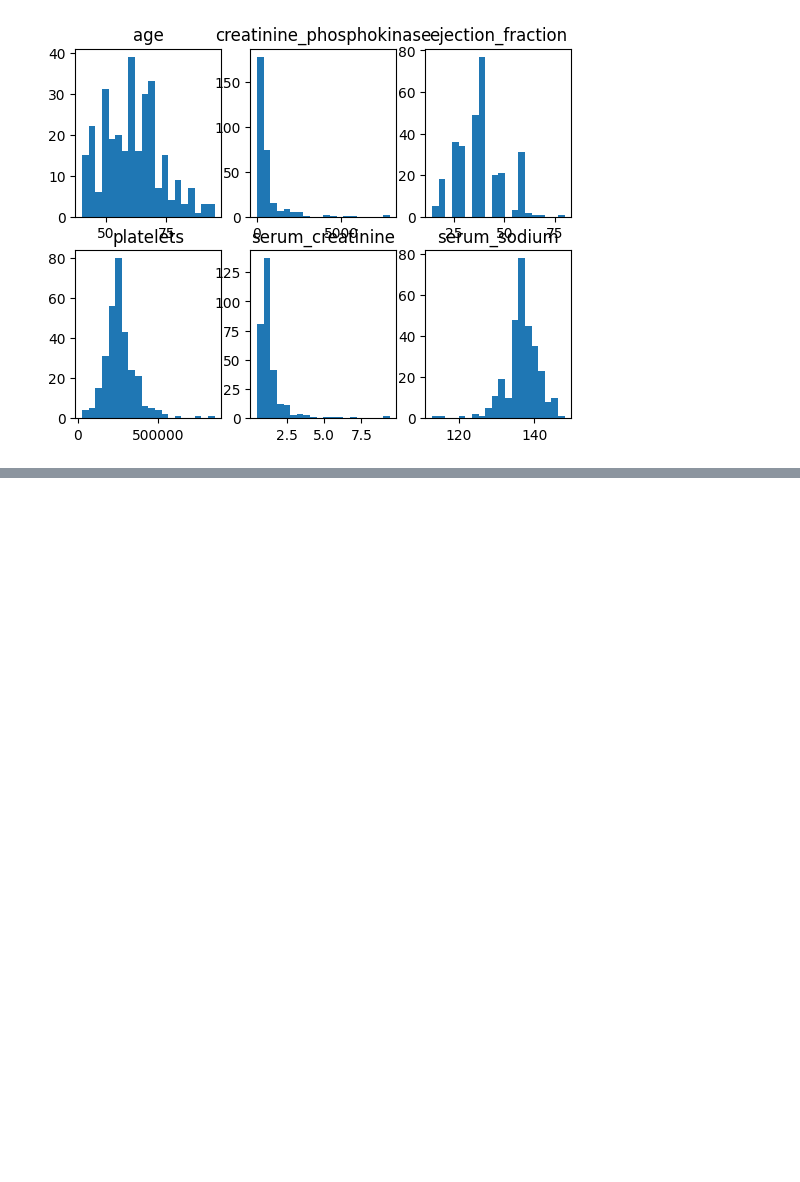
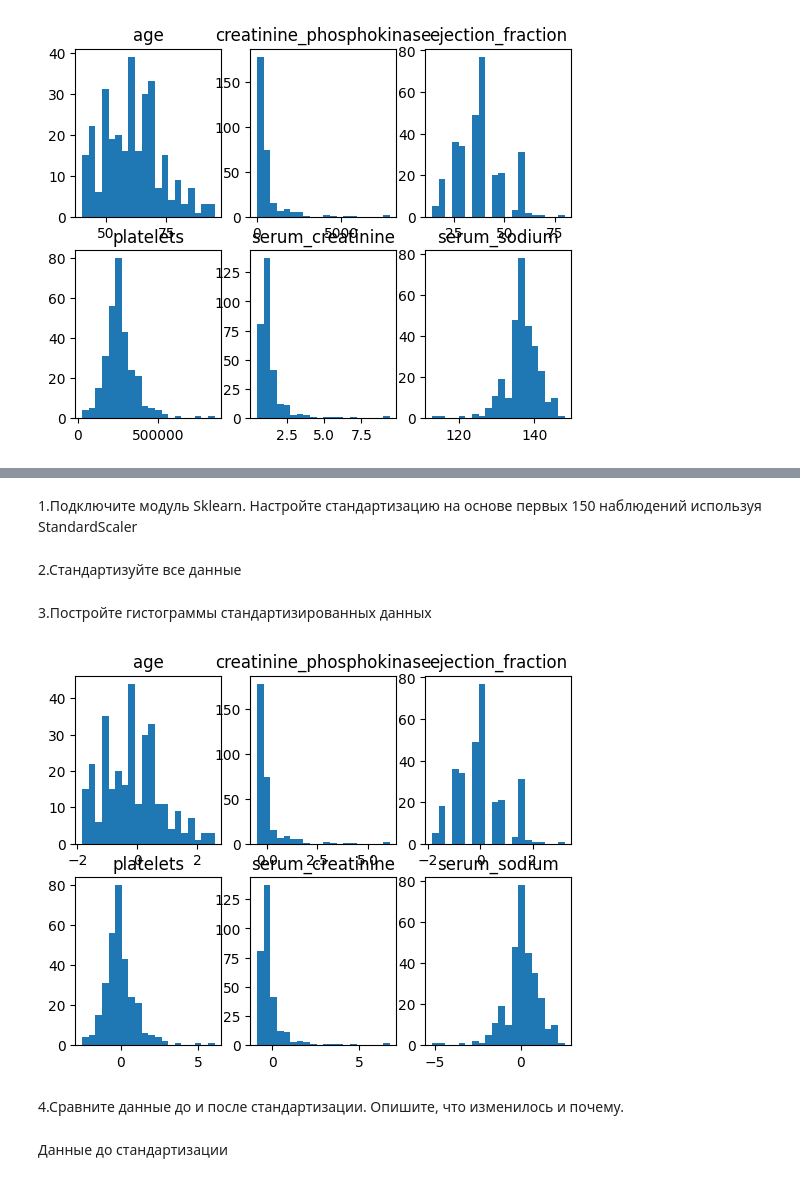
Before and after one commit to AlekseyS17/Labs, a Jupyter notebook: Lab1_Safrygin.ipynb, the cells around one changed output, grey strips where cells are left out. Cells and saved outputs as stored; diff of their text form; code cells hidden in the pictures; blank space fills up the shorter version.

```diff
--- a/Lab1_Safrygin.ipynb
+++ b/Lab1_Safrygin.ipynb
@@ -49,0 +94,3 @@ plt.show()
+# %%
+data = dataset_df.to_numpy(dtype='float')
+print(data)
@@ -49,0 +113,31 @@ plt.show()
+# %% [markdown]
+1.Подключите модуль Sklearn. Настройте стандартизацию на основе первых 150 наблюдений
+используя StandardScaler
+# %%
+from sklearn import preprocessing
+scaler = preprocessing.StandardScaler().fit(data[:150,:])
+# %% [markdown]
+2.Стандартизуйте все данные
+# %%
+data_scaled = scaler.transform(data)
+# %% [markdown]
+3.Постройте гистограммы стандартизированных данных
+# %%
+fig, axs = plt.subplots(2,3)
+axs[0, 0].hist(data_scaled[:,0], bins = n_bins)
+axs[0, 0].set_title('age')
+axs[0, 1].hist(data_scaled[:,1], bins = n_bins)
+axs[0, 1].set_title('creatinine_phosphokinase')
+axs[0, 2].hist(data_scaled[:,2], bins = n_bins)
+axs[0, 2].set_title('ejection_fraction')
+axs[1, 0].hist(data_scaled[:,3], bins = n_bins)
+axs[1, 0].set_title('platelets')
+axs[1, 1].hist(data_scaled[:,4], bins = n_bins)
+axs[1, 1].set_title('serum_creatinine')
+axs[1, 2].hist(data_scaled[:,5], bins = n_bins)
+axs[1, 2].set_title('serum_sodium')
+plt.show()
+# %% [output]
+[figure, added]
+# %% [markdown]
+4.Сравните данные до и после стандартизации. Опишите, что изменилось и почему.
@@ -49,0 +146,2 @@ plt.show()
+# %% [markdown]
+Данные до стандартизации
```
Also changed, not shown: parts of 91 cells of this notebook.
